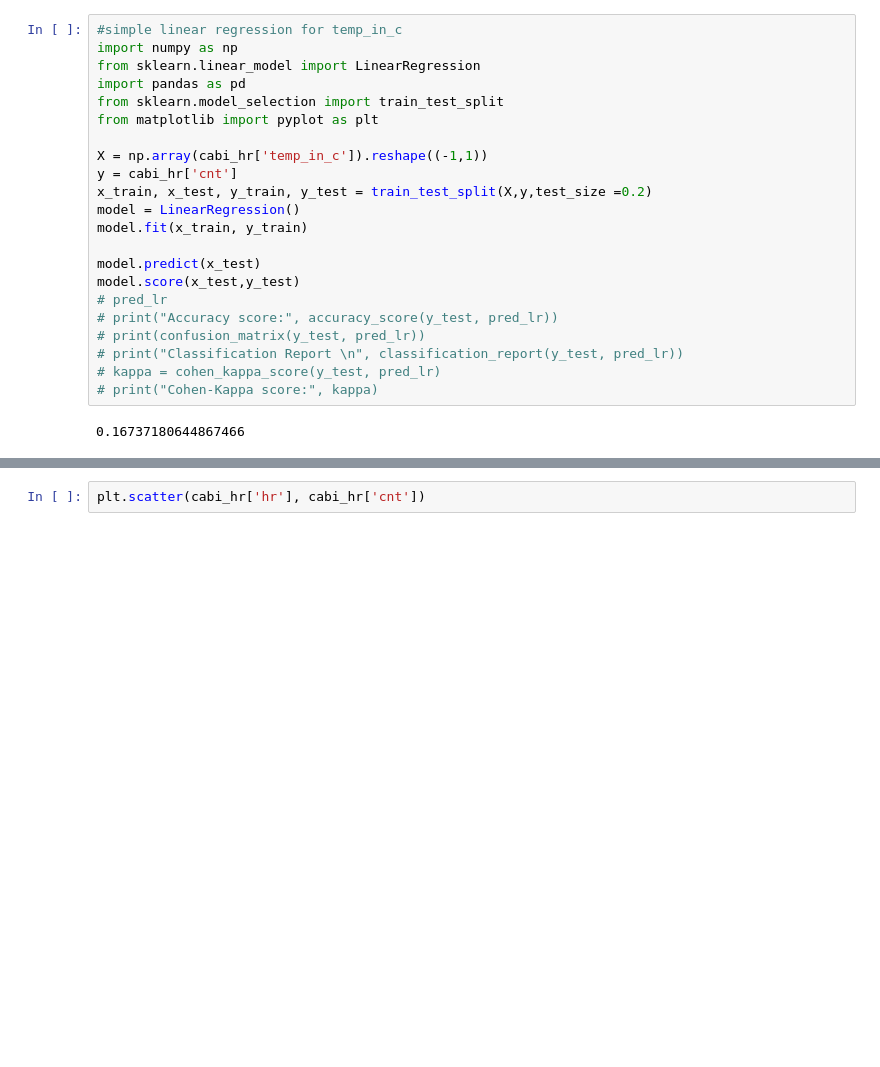
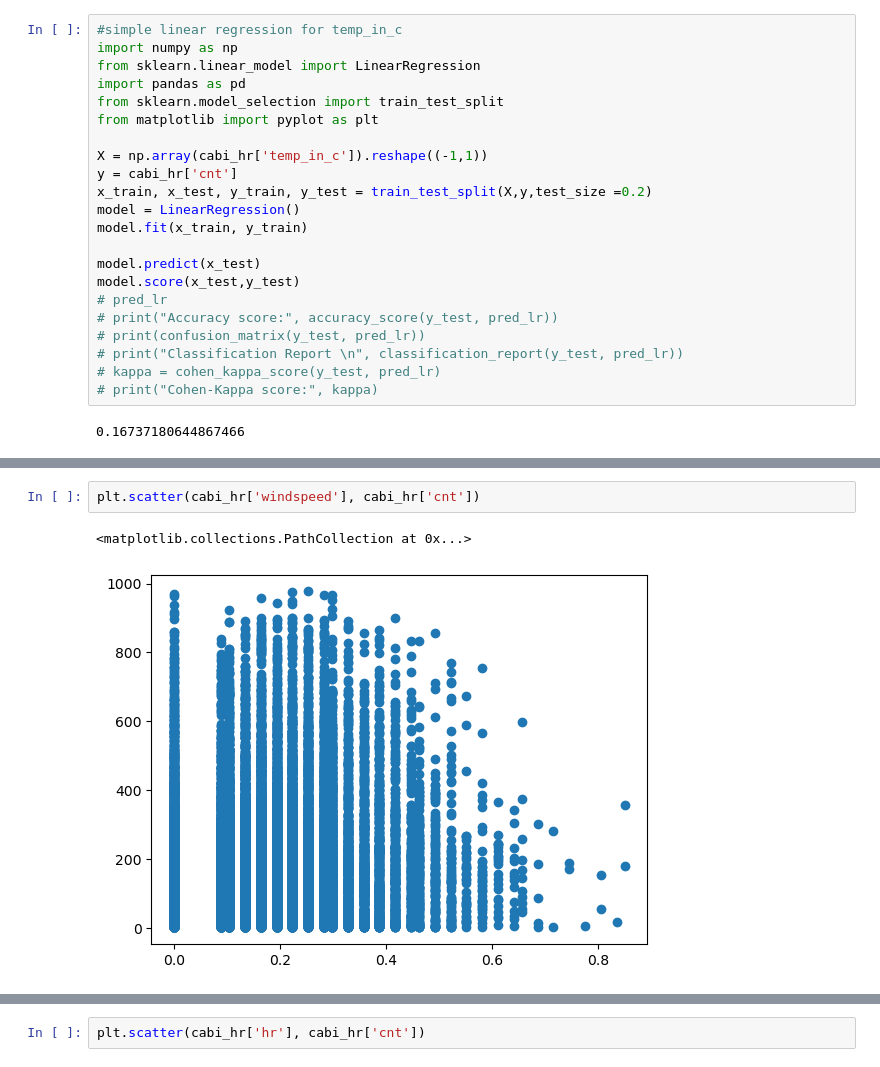
Before and after one commit to cdb8675309/Sprint-1, a Jupyter notebook: P3_S1.ipynb, the cells around one changed output, grey strips where cells are left out. Drawn from its saved outputs; the diff is of its cells as text; blank space fills up the shorter version.

```diff
--- a/P3_S1.ipynb
+++ b/P3_S1.ipynb
@@ -934,0 +925,5 @@ print(y.shape)
+# %%
+plt.scatter(cabi_hr['windspeed'], cabi_hr['cnt'])
+# %% [output]
+<matplotlib.collections.PathCollection at 0x...>
+[figure, added]
```
Also changed, not shown: parts of 8 cells of this notebook.
